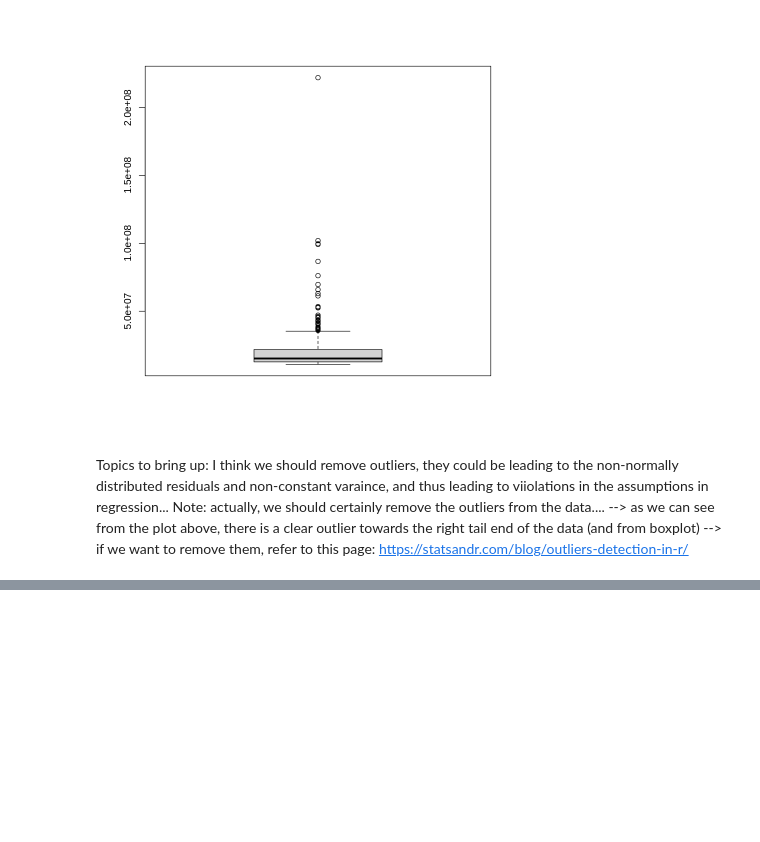
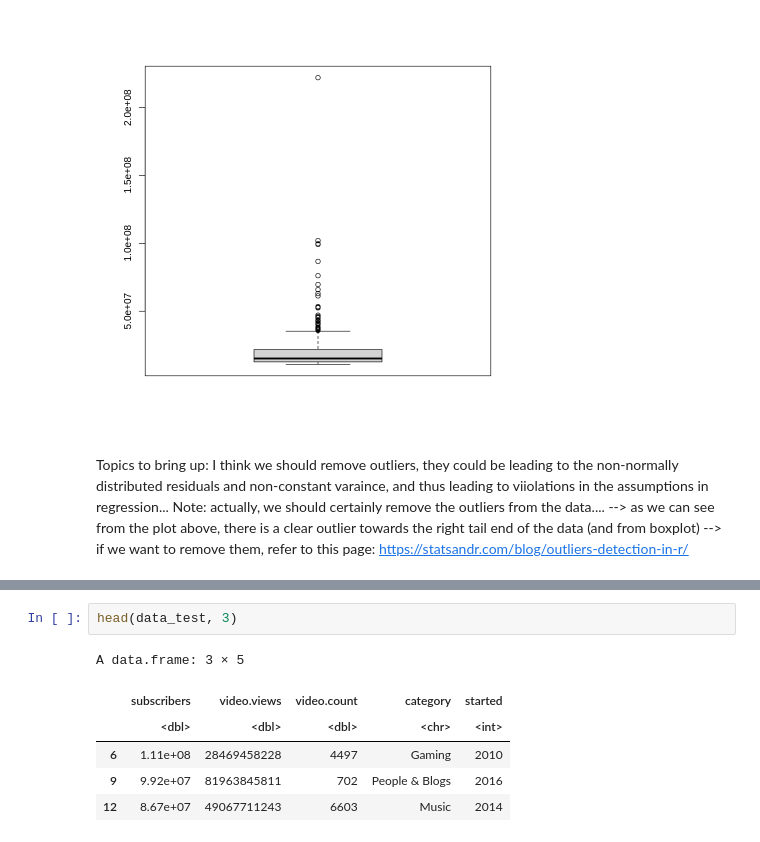
Before and after one commit to MalLikesCoding/Stat_306_group, a Jupyter notebook: group_2.ipynb, the cells around one changed output, grey strips where cells are left out. Drawn from its saved outputs; the diff is of its cells as text; blank space fills up the shorter version.

```diff
--- a/group_2.ipynb
+++ b/group_2.ipynb
@@ -228,0 +222,9 @@ Note: actually, we should certainly remove the outliers from the data....
+# %%
+head(data_test, 3)
+# %% [output]
+A data.frame: 3 × 5
+|  | subscribers | video.views | video.count | category | started |
+|  | <dbl> | <dbl> | <dbl> | <chr> | <int> |
+| 6 | 1.11e+08 | 28469458228 | 4497 | Gaming | 2010 |
+| 9 | 9.92e+07 | 81963845811 | 702 | People & Blogs | 2016 |
+| 12 | 8.67e+07 | 49067711243 | 6603 | Music | 2014 |
```
Also changed, not shown: parts of 11 cells of this notebook.
